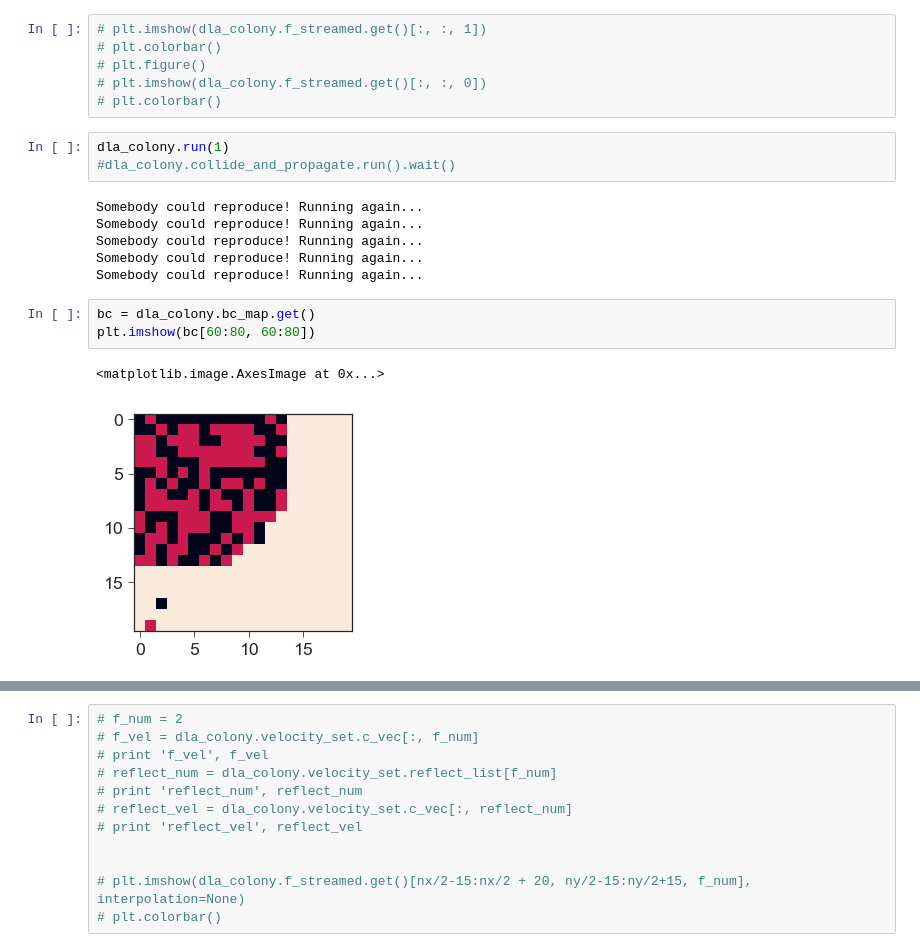
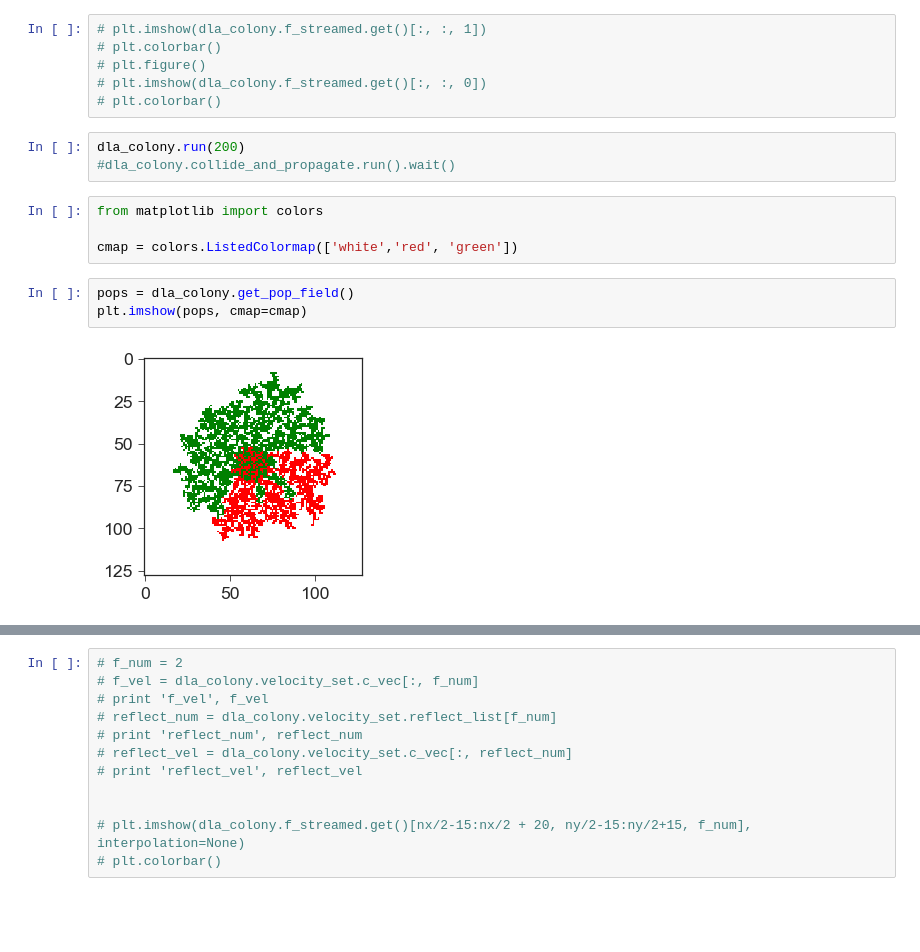
Before and after one commit to btweinstein/LB_colony_growth, a Jupyter notebook: 2018_04_23_mako_opencl_2d.ipynb, the cells around one changed output, grey strips where cells are left out. Drawn from its saved outputs; the diff is of its cells as text; blank space fills up the shorter version.

```diff
--- a/2018_04_23_mako_opencl_2d.ipynb
+++ b/2018_04_23_mako_opencl_2d.ipynb
@@ -144,17 +142,14 @@ Build on <pyopencl.Device 'GeForce GTX TITAN Black' on 'NVIDIA CUDA' at 0x...>:
 # plt.imshow(dla_colony.f_streamed.get()[:, :, 0])
 # plt.colorbar()
 # %%
-dla_colony.run(1)
+dla_colony.run(200)
 #dla_colony.collide_and_propagate.run().wait()
-# %% [output]
-Somebody could reproduce! Running again...
-Somebody could reproduce! Running again...
-Somebody could reproduce! Running again...
-Somebody could reproduce! Running again...
-Somebody could reproduce! Running again...
-# %%
-bc = dla_colony.bc_map.get()
-plt.imshow(bc[60:80, 60:80])
-# %% [output]
-<matplotlib.image.AxesImage at 0x...>
-[figure, removed]
+# %%
+from matplotlib import colors
+
+cmap = colors.ListedColormap(['white','red', 'green'])
+# %%
+pops = dla_colony.get_pop_field()
+plt.imshow(pops, cmap=cmap)
+# %% [output]
+[figure, added]
```
Also changed, not shown: parts of 3 cells of this notebook, 1 other file.
